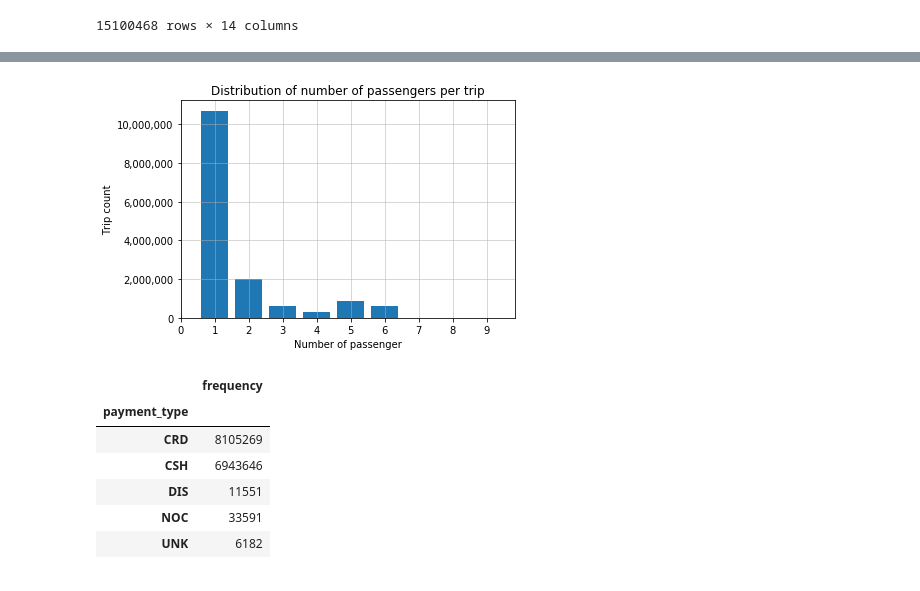
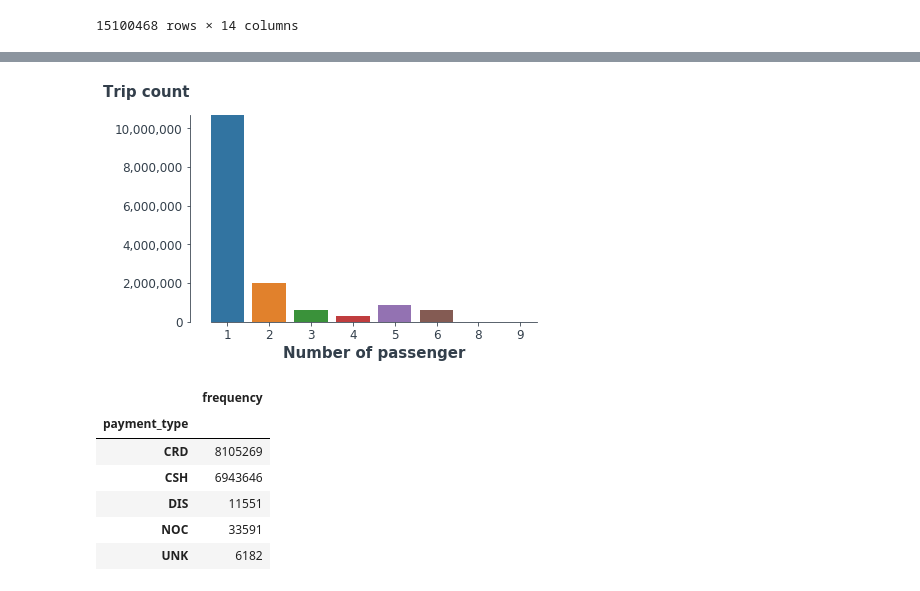
Before and after one commit to ERDuran/taxi, a Jupyter notebook: p01_inspect_data.ipynb, the cells around one changed output, grey strips where cells are left out. Cells and saved outputs as stored; diff of their text form; code cells hidden in the pictures.

```diff
--- a/p01_inspect_data.ipynb
+++ b/p01_inspect_data.ipynb
@@ -97,2 +96,4 @@ passco = trip_data[[' passenger_count']]
 # %%
+passco = trip_data_nzero[[' passenger_count']]
 passco_freq = passco.groupby(' passenger_count')[' passenger_count'].count().to_frame(name='frequency')
+passco_freq
@@ -130,13 +111,28 @@ passco_nzero_freq
-# %%
-plt.bar(passco_nzero_freq.index, passco_nzero_freq.frequency)
-plt.grid(linewidth=0.5)
-plt.xticks(range(10))
-plt.ylabel('Trip count')
-plt.xlabel('Number of passenger')
-plt.title('Distribution of number of passengers per trip')
-# plt.gca().ticklabel_format(style='plain')
-plt.gca().yaxis.set_major_formatter(mpl.ticker.StrMethodFormatter('{x:,.0f}'))
-# %% [output]
-[figure, removed]
+# %%
+plt.rcParams['font.family'] = 'sans-serif'
+plt.rcParams['font.sans-serif'] = 'Helvetica'
+plt.rcParams['axes.edgecolor']='#333F4B'
+plt.rcParams['axes.linewidth']=0.8
+plt.rcParams['xtick.color']='#333F4B'
+plt.rcParams['ytick.color']='#333F4B'
+# %%
+sns.countplot(x=' passenger_count', data=passco)
+
+ax_pos = -0.05
+
+plt.xlabel('Number of passenger', fontsize=15, fontweight='black', color = '#333F4B')
+
+plt.ylabel('Trip count', fontsize=15, fontweight='black', color = '#333F4B', rotation='horizontal', ha='right')
+plt.gca().yaxis.set_label_coords(ax_pos, 1.02)
+plt.gca().yaxis.set_major_formatter(mpl.ticker.StrMethodFormatter('{x:,.0f}'))
+
+plt.gca().tick_params(axis='both', which='major', labelsize=12)
+plt.gca().spines['top'].set_color('none')
+plt.gca().spines['right'].set_color('none')
+plt.gca().spines['left'].set_smart_bounds(True)
+plt.gca().spines['bottom'].set_smart_bounds(True)
+plt.gca().spines['left'].set_position(('axes', ax_pos))
+# %% [output]
+[figure, added]
 # %%
 # BQ b.
```
Also changed, not shown: parts of 24 cells of this notebook.
